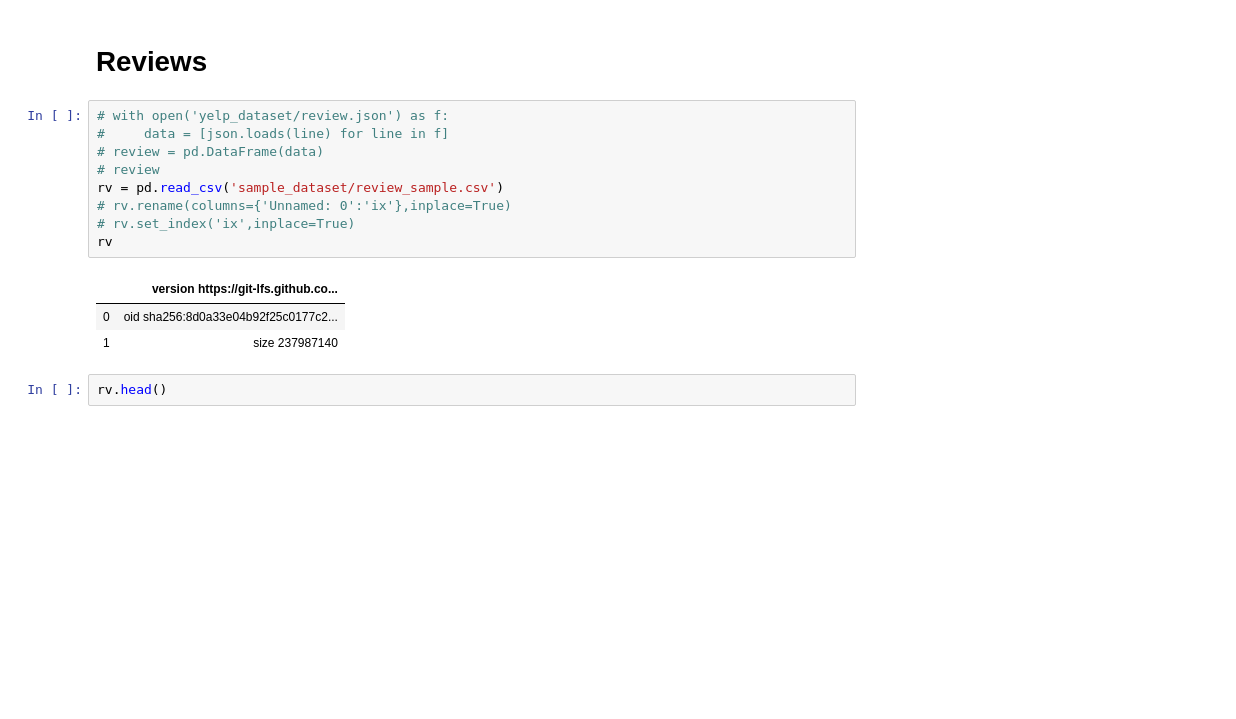
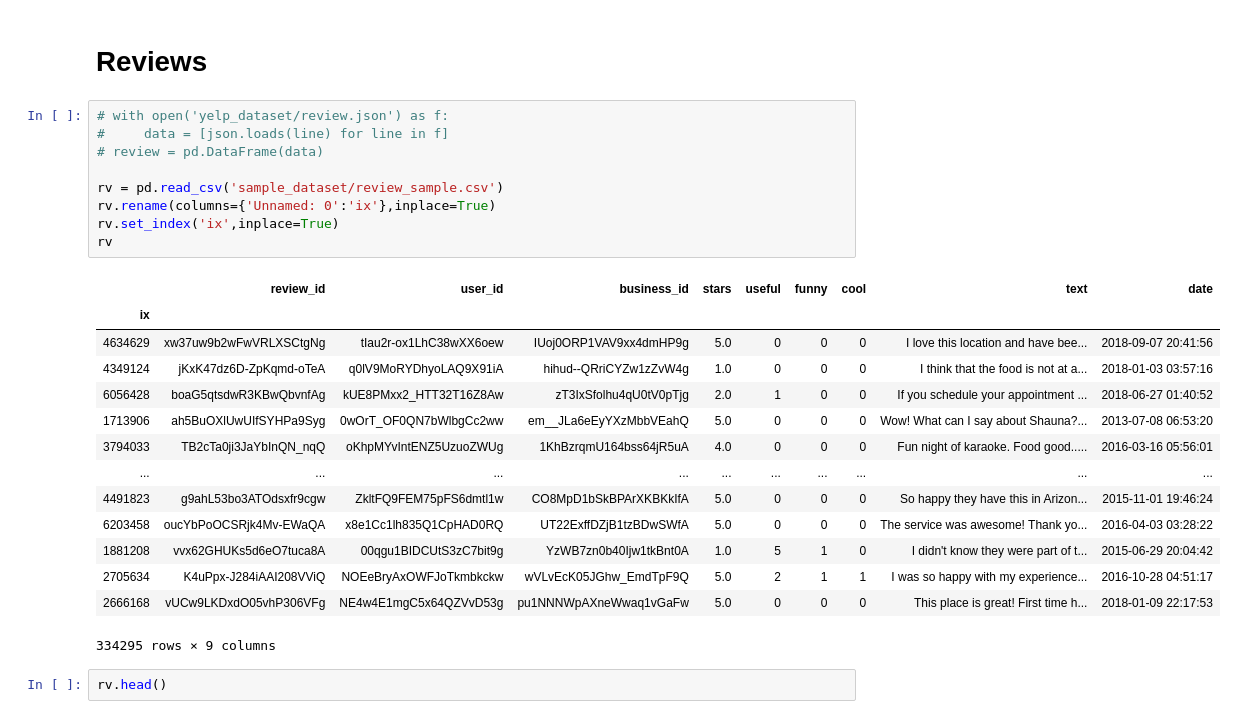
Before and after one commit to wonchankim97/Yelp-Recommender, a Jupyter notebook: eda_wonchan.ipynb, the cells around one changed output. Cells and saved outputs as stored; diff of their text form; blank space fills up the shorter version.

```diff
--- a/eda_wonchan.ipynb
+++ b/eda_wonchan.ipynb
@@ -224,16 +216,27 @@ us['elite'].isnull().sum()
 # %%
 # with open('yelp_dataset/review.json') as f:
 #     data = [json.loads(line) for line in f]
 # review = pd.DataFrame(data)
-# review
+
 rv = pd.read_csv('sample_dataset/review_sample.csv')
-# rv.rename(columns={'Unnamed: 0':'ix'},inplace=True)
-# rv.set_index('ix',inplace=True)
+rv.rename(columns={'Unnamed: 0':'ix'},inplace=True)
+rv.set_index('ix',inplace=True)
 rv
 # %% [output]
-|  | version https://git-lfs.github.co... |
-| 0 | oid sha256:8d0a33e04b92f25c0177c2... |
-| 1 | size 237987140 |
+|  | review_id | user_id | business_id | stars | useful | funny | cool | text | date |
+| ix |  |  |  |  |  |  |  |  |  |
+| 4634629 | xw37uw9b2wFwVRLXSCtgNg | tIau2r-ox1LhC38wXX6oew | IUoj0ORP1VAV9xx4dmHP9g | 5.0 | 0 | 0 | 0 | I love this location and have bee... | 2018-09-07 20:41:56 |
+| 4349124 | jKxK47dz6D-ZpKqmd-oTeA | q0lV9MoRYDhyoLAQ9X91iA | hihud--QRriCYZw1zZvW4g | 1.0 | 0 | 0 | 0 | I think that the food is not at a... | 2018-01-03 03:57:16 |
+| 6056428 | boaG5qtsdwR3KBwQbvnfAg | kUE8PMxx2_HTT32T16Z8Aw | zT3IxSfolhu4qU0tV0pTjg | 2.0 | 1 | 0 | 0 | If you schedule your appointment ... | 2018-06-27 01:40:52 |
+| 1713906 | ah5BuOXlUwUIfSYHPa9Syg | 0wOrT_OF0QN7bWlbgCc2ww | em__JLa6eEyYXzMbbVEahQ | 5.0 | 0 | 0 | 0 | Wow! What can I say about Shauna?... | 2013-07-08 06:53:20 |
+| 3794033 | TB2cTa0ji3JaYbInQN_nqQ | oKhpMYvIntENZ5UzuoZWUg | 1KhBzrqmU164bss64jR5uA | 4.0 | 0 | 0 | 0 | Fun night of karaoke. Food good..... | 2016-03-16 05:56:01 |
+| ... | ... | ... | ... | ... | ... | ... | ... | ... | ... |
+| 4491823 | g9ahL53bo3ATOdsxfr9cgw | ZkltFQ9FEM75pFS6dmtl1w | CO8MpD1bSkBPArXKBKkIfA | 5.0 | 0 | 0 | 0 | So happy they have this in Arizon... | 2015-11-01 19:46:24 |
+| 6203458 | oucYbPoOCSRjk4Mv-EWaQA | x8e1Cc1lh835Q1CpHAD0RQ | UT22ExffDZjB1tzBDwSWfA | 5.0 | 0 | 0 | 0 | The service was awesome! Thank yo... | 2016-04-03 03:28:22 |
+| 1881208 | vvx62GHUKs5d6eO7tuca8A | 00qgu1BIDCUtS3zC7bit9g | YzWB7zn0b40Ijw1tkBnt0A | 1.0 | 5 | 1 | 0 | I didn't know they were part of t... | 2015-06-29 20:04:42 |
+| 2705634 | K4uPpx-J284iAAI208VViQ | NOEeBryAxOWFJoTkmbkckw | wVLvEcK05JGhw_EmdTpF9Q | 5.0 | 2 | 1 | 1 | I was so happy with my experience... | 2016-10-28 04:51:17 |
+| 2666168 | vUCw9LKDxdO05vhP306VFg | NE4w4E1mgC5x64QZVvD53g | pu1NNNWpAXneWwaq1vGaFw | 5.0 | 0 | 0 | 0 | This place is great! First time h... | 2018-01-09 22:17:53 |
+334295 rows × 9 columns
 # %%
 rv.head()
 # %% [output]
```
Also changed, not shown: parts of 18 cells of this notebook.
